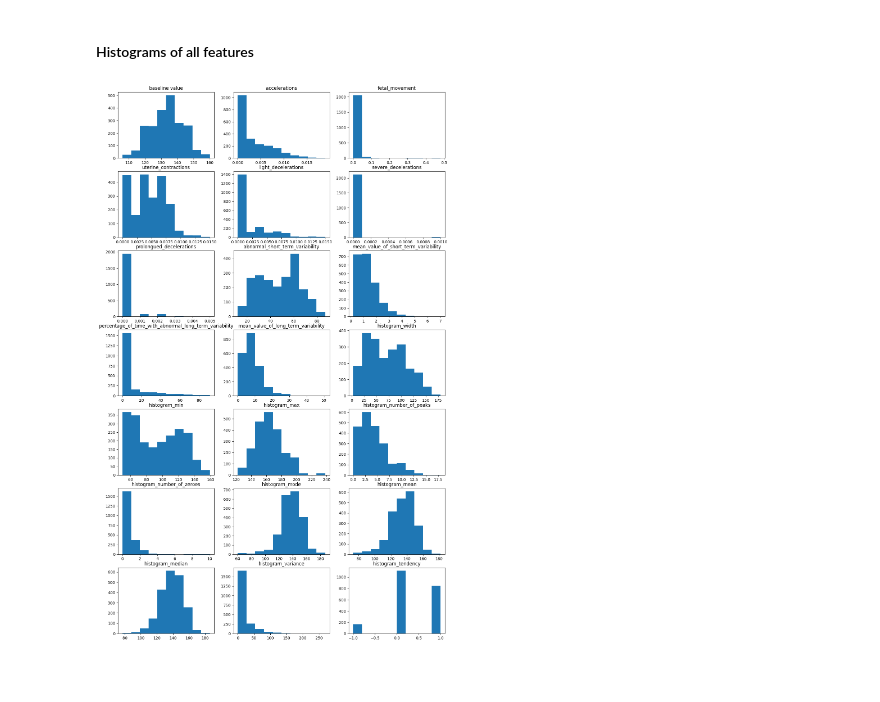
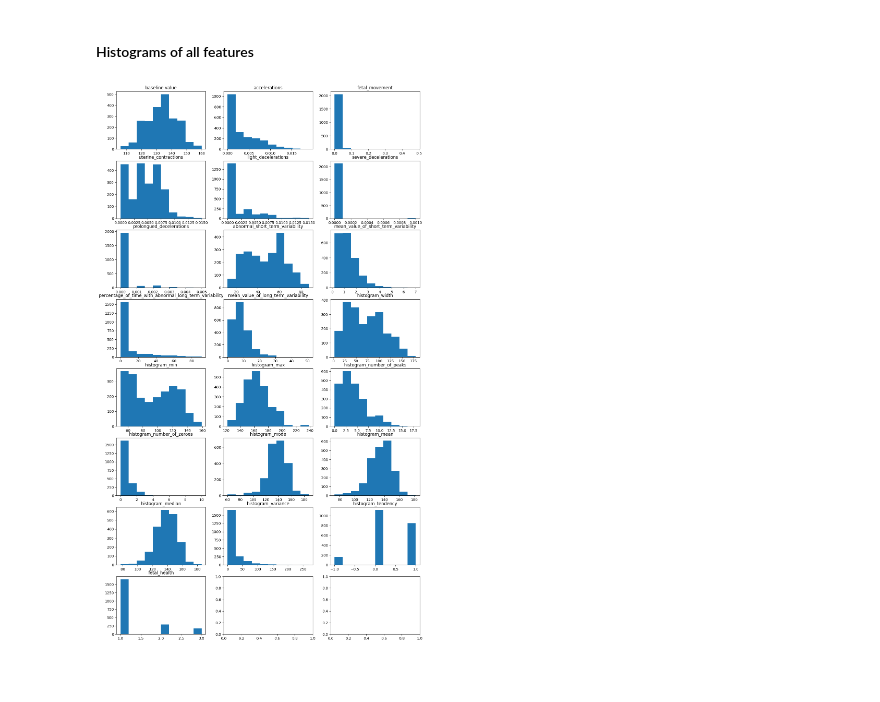
Before and after one commit to sharvdawg/FetusHealthML, a Jupyter notebook: Project/Final Report.ipynb, the cells around one changed output. Drawn from its saved outputs; the diff is of its cells as text; code cells hidden in the pictures.

```diff
--- a/Project/Final Report.ipynb
+++ b/Project/Final Report.ipynb
@@ -50,16 +51,15 @@ display(df)
 # %% [markdown]
 #### Histograms of all features
 # %%
-fig, ax = plt.subplots(7,3,figsize=(15,25))
+fig, ax = plt.subplots(8,3,figsize=(15,27))
 
 for i, features in enumerate(df):
-    if i == 21:
-        break
+
     ax[i//3][i%3].hist(df[features])
     ax[i//3][i%3].title.set_text(features)
 plt.show()
 # %% [output]
-[figure, old version]
+[figure, new version]
 # %% [markdown]
 ####
 # %% [markdown]
```
Also changed, not shown: parts of 2 cells of this notebook.
